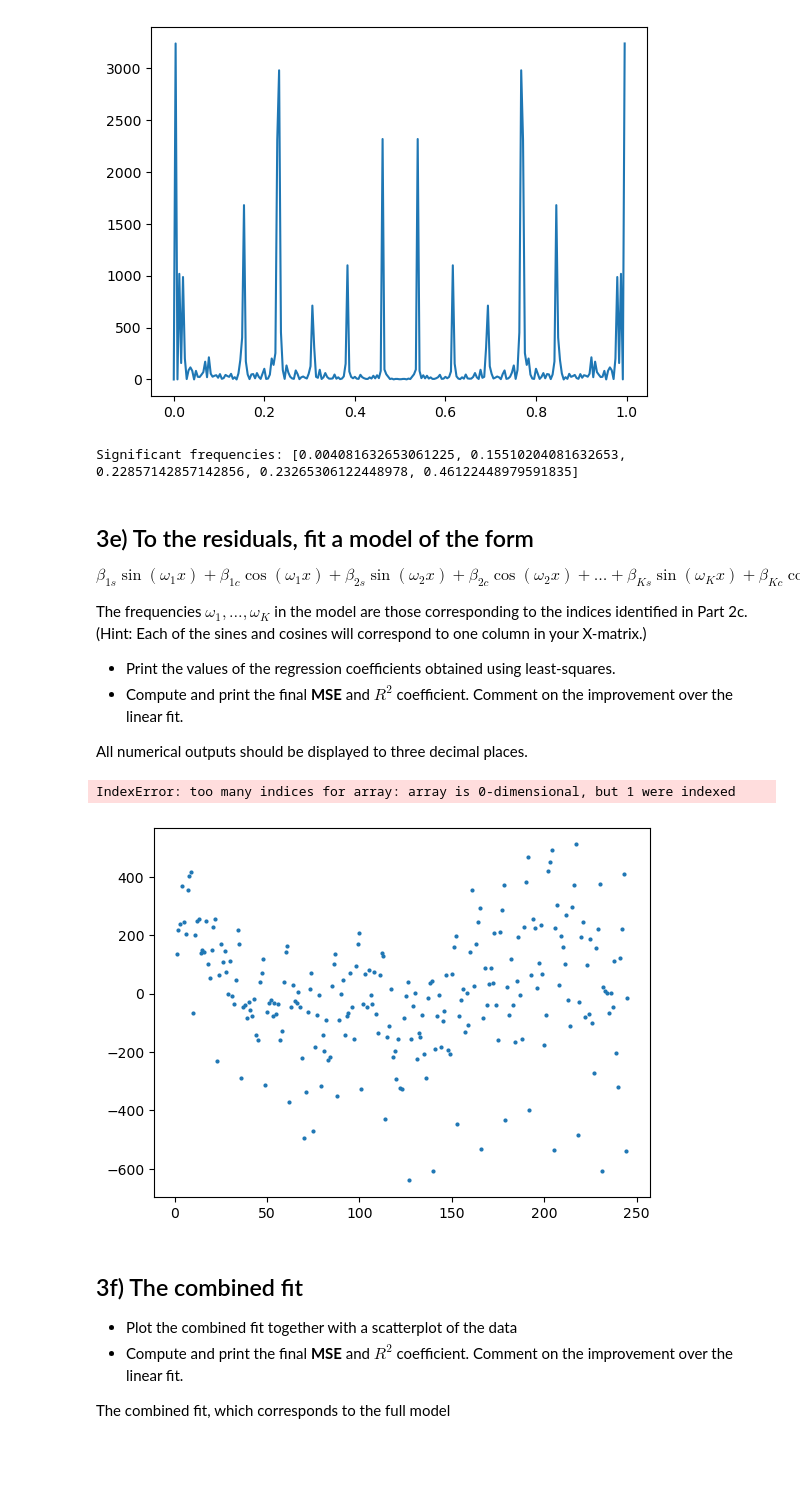
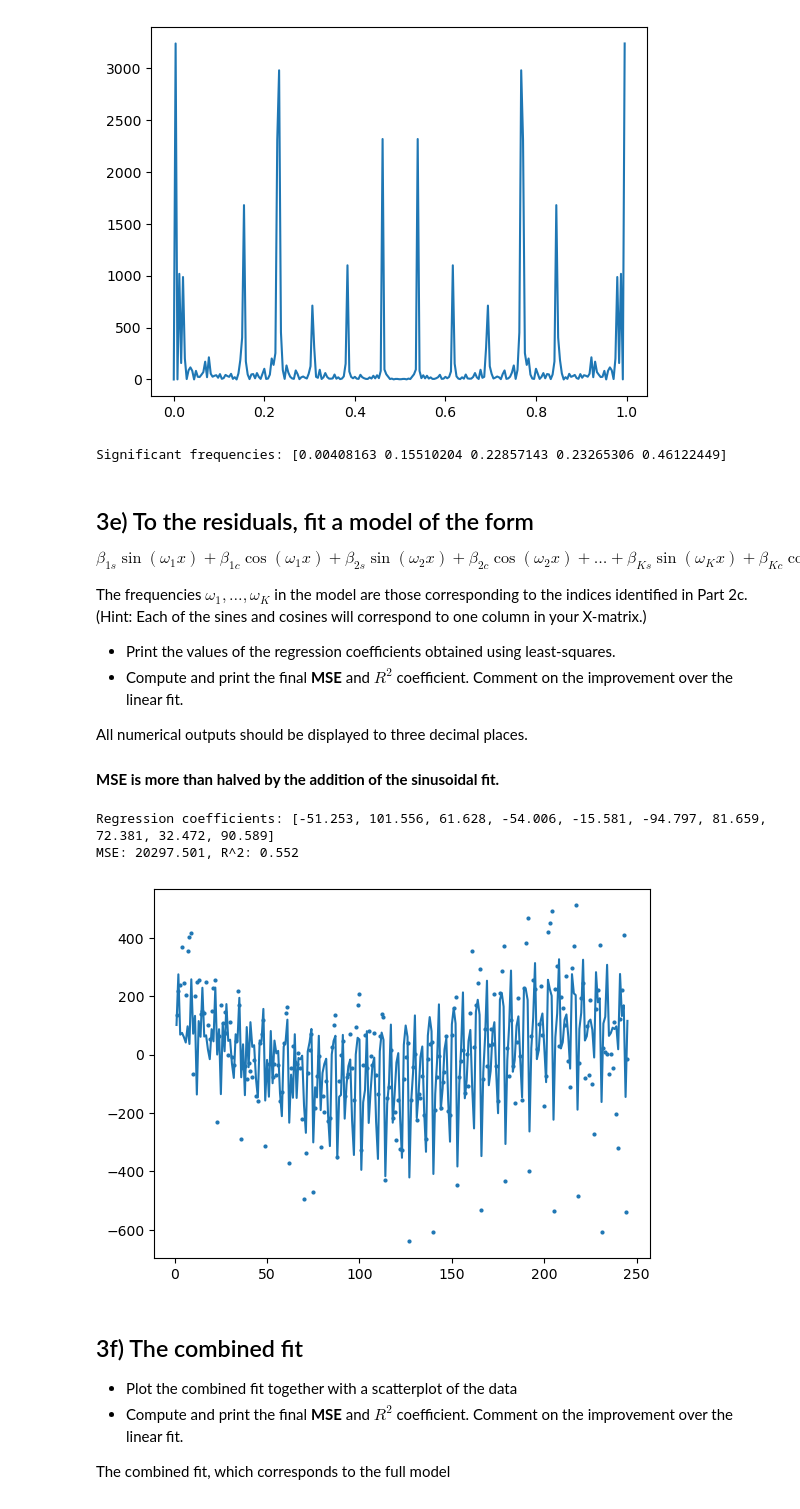
Before and after one commit to alandong4275/IB-Data-Science, a Jupyter notebook: Exercises/03 Exercise Notebook 3.ipynb, the cells around one changed output. Drawn from its saved outputs; the diff is of its cells as text; code cells hidden in the pictures; blank space fills up the shorter version.

```diff
--- a/Exercises/03 Exercise Notebook 3.ipynb
+++ b/Exercises/03 Exercise Notebook 3.ipynb
@@ -176,11 +179,11 @@ for i in range(len(periodgram)):
 
 # Frequencies greater than 0.5 are a reflection/duplication of frequencies less than 0.5
 # Hence remove duplicates
-f_peaks = f_peaks[:len(f_peaks)//2]
+f_peaks = np.array(f_peaks[:len(f_peaks)//2])
 
 print('Significant frequencies:', f_peaks)
 # %% [output]
-Significant frequencies: [0.004081632653061225, 0.15510204081632653, 0.22857142857142856, 0.23265306122448978, 0.46122448979591835]
+Significant frequencies: [0.00408163 0.15510204 0.22857143 0.23265306 0.46122449]
 # %% [markdown]
 ## 3e) To the residuals,  fit a model of the form
 
@@ -192,32 +195,42 @@ The frequencies $\omega_1, \ldots, \omega_K$ in the model are those correspondin
 - Compute and print the final **MSE** and $R^2$ coefficient. Comment on the improvement over the linear fit.
 
 All numerical outputs should be displayed to three decimal places.
+
+#### **MSE is more than halved by the addition of the sinusoidal fit.**
 # %%
 # Your code here
+import operator
+from functools import reduce
+
+def lace_lists(l1, l2):
+    return reduce(operator.add, zip(l1, l2))
+
 def sin_omega(omega):
     def s_o(x):
         return np.sin(omega*x)
     return s_o
 
 def cos_omega(omega):
     def c_o(x):
         return np.cos(omega*x)
     return c_o
 
 def sin_reg(data_matrix, omegas):
-    funcs = np.squeeze([sin_omega(o), cos_omega(o)] for o in omegas)
+    funcs = lace_lists((sin_omega(o) for o in omegas), (cos_omega(o) for o in omegas))
     return lin_reg(data_matrix, funcs, 2*len(omegas))
 
 plt.scatter(xvals, res, s=4)
-beta_r, fit_r, res_r, y_col_r = sin_reg(np.swapaxes(np.array([xvals, res]), 0, 1), f_peaks)
+beta_r, fit_r, res_r, y_col_r = sin_reg(np.swapaxes(np.array([xvals, res]), 0, 1), 2*np.pi*f_peaks)
 mse_r = (res_r.T @ res_r)/len(res)
 
+print('Regression coefficients:', list(round(b, 3) for b in beta_r))
 print(f'MSE: {float(mse_r):.3f}, R^2: {float(fit_r):.3f}')
 plt.plot(xvals, y_col_r)
 plt.show()
 # %% [output]
-IndexError: too many indices for array: array is 0-dimensional, but 1 were indexed
+Regression coefficients: [-51.253, 101.556, 61.628, -54.006, -15.581, -94.797, 81.659, 72.381, 32.472, 90.589]
+MSE: 20297.501, R^2: 0.552
-[figure, old version]
+[figure, new version]
 # %% [markdown]
 ## 3f) The combined fit
 - Plot the combined fit together with a scatterplot of the data
```
Also changed, not shown: parts of 5 cells of this notebook.
